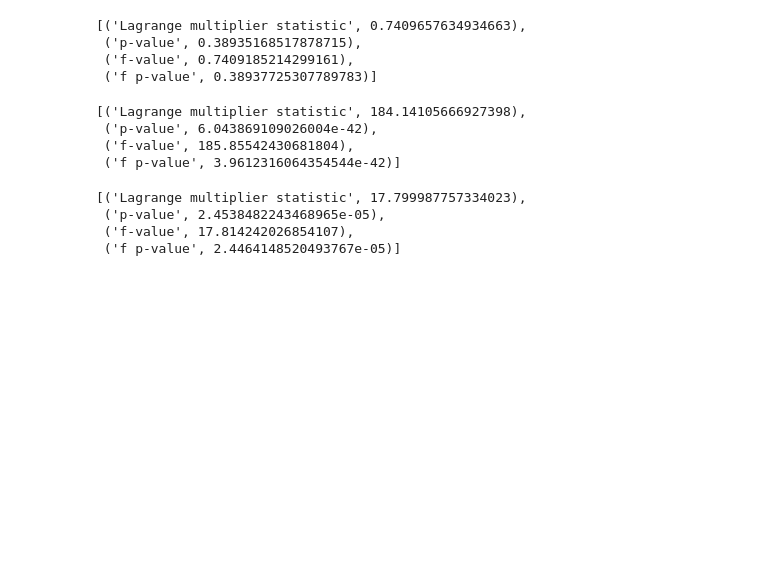
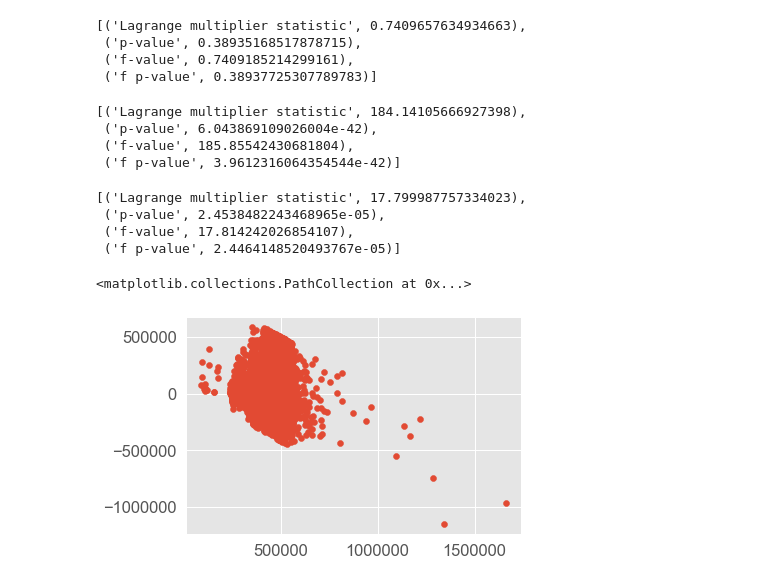
Before and after one commit to mollytjbrown/Project-2-DS, a Jupyter notebook: pricefin.ipynb, the cells around one changed output. Cells and saved outputs as stored; diff of their text form; code cells hidden in the pictures; blank space fills up the shorter version.

```diff
--- a/pricefin.ipynb
+++ b/pricefin.ipynb
@@ -1020,3 +1020,9 @@ lzip(names, test)
  ('p-value', 2.4538482243468965e-05),
  ('f-value', 17.814242026854107),
  ('f p-value', 2.4464148520493767e-05)]
+# %%
+trial8 = ols(formula = 'price ~ sqft_lot + distances', data=housing2_dup).fit()
+plt.scatter(trial8.fittedvalues, trial8.resid)
+# %% [output]
+<matplotlib.collections.PathCollection at 0x...>
+[figure, added]
```
Also changed, not shown: parts of 3 cells of this notebook.
